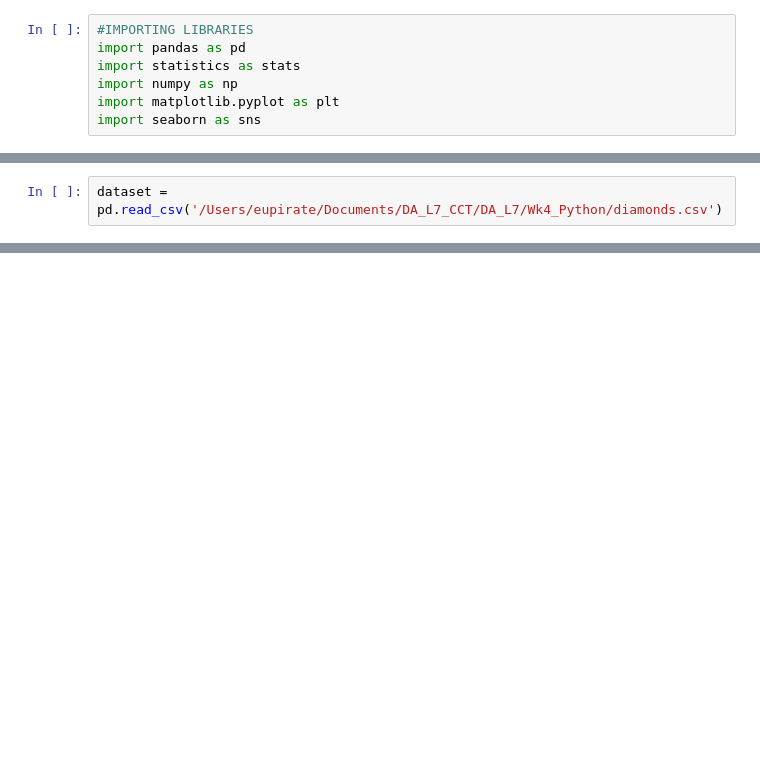
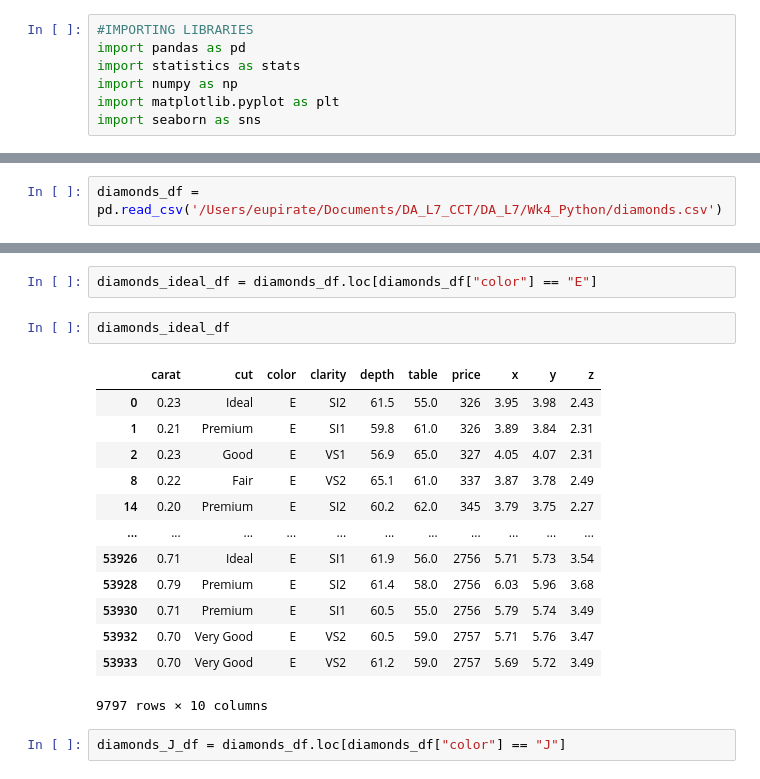
Before and after one commit to xiu-shi/DA_L7, a Jupyter notebook: Wk4_Python/Data_Diamonds_wk4.ipynb, the cells around one changed output, grey strips where cells are left out. Cells and saved outputs as stored; diff of their text form; blank space fills up the shorter version.

```diff
--- a/Wk4_Python/Data_Diamonds_wk4.ipynb
+++ b/Wk4_Python/Data_Diamonds_wk4.ipynb
@@ -8,2 +10,2 @@ import seaborn as sns
 # %%
-dataset = pd.read_csv('/Users/eupirate/Documents/DA_L7_CCT/DA_L7/Wk4_Python/diamonds.csv')
+diamonds_df = pd.read_csv('/Users/eupirate/Documents/DA_L7_CCT/DA_L7/Wk4_Python/diamonds.csv')
@@ -55,0 +151,20 @@ dataset.tail()
+# %%
+diamonds_ideal_df = diamonds_df.loc[diamonds_df["color"] == "E"]
+# %%
+diamonds_ideal_df
+# %% [output]
+|  | carat | cut | color | clarity | depth | table | price | x | y | z |
+| 0 | 0.23 | Ideal | E | SI2 | 61.5 | 55.0 | 326 | 3.95 | 3.98 | 2.43 |
+| 1 | 0.21 | Premium | E | SI1 | 59.8 | 61.0 | 326 | 3.89 | 3.84 | 2.31 |
+| 2 | 0.23 | Good | E | VS1 | 56.9 | 65.0 | 327 | 4.05 | 4.07 | 2.31 |
+| 8 | 0.22 | Fair | E | VS2 | 65.1 | 61.0 | 337 | 3.87 | 3.78 | 2.49 |
+| 14 | 0.20 | Premium | E | SI2 | 60.2 | 62.0 | 345 | 3.79 | 3.75 | 2.27 |
+| ... | ... | ... | ... | ... | ... | ... | ... | ... | ... | ... |
+| 53926 | 0.71 | Ideal | E | SI1 | 61.9 | 56.0 | 2756 | 5.71 | 5.73 | 3.54 |
+| 53928 | 0.79 | Premium | E | SI2 | 61.4 | 58.0 | 2756 | 6.03 | 5.96 | 3.68 |
+| 53930 | 0.71 | Premium | E | SI1 | 60.5 | 55.0 | 2756 | 5.79 | 5.74 | 3.49 |
+| 53932 | 0.70 | Very Good | E | VS2 | 60.5 | 59.0 | 2757 | 5.71 | 5.76 | 3.47 |
+| 53933 | 0.70 | Very Good | E | VS2 | 61.2 | 59.0 | 2757 | 5.69 | 5.72 | 3.49 |
+9797 rows × 10 columns
+# %%
+diamonds_J_df = diamonds_df.loc[diamonds_df["color"] == "J"]
```
Also changed, not shown: parts of 25 cells of this notebook, 1 other file.
